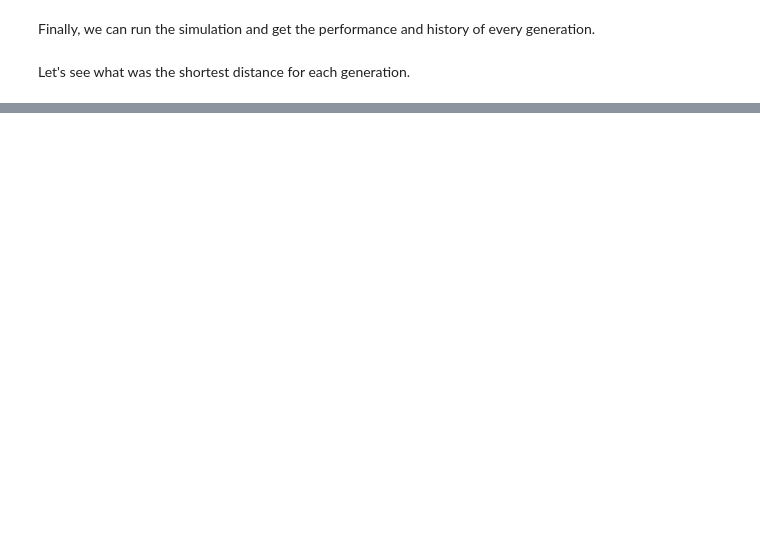
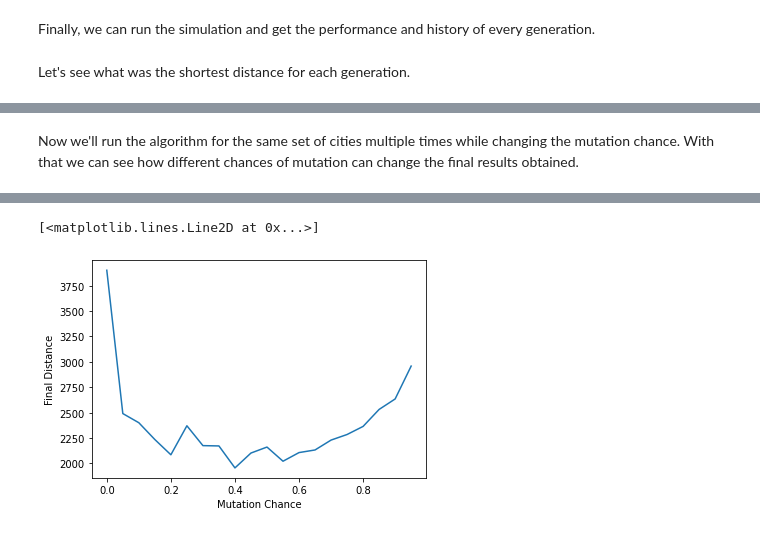
Before and after one commit to Float07/evolutionary-traveling-salesman, a Jupyter notebook: notebook.ipynb, the cells around one changed output, grey strips where cells are left out. Drawn from its saved outputs; the diff is of its cells as text; code cells hidden in the pictures; blank space fills up the shorter version.

```diff
--- a/notebook.ipynb
+++ b/notebook.ipynb
@@ -39,0 +49,19 @@ msc.plot_best_distance_per_generation(generations)
+# %% [markdown]
+Now we'll run the algorithm for the same set of cities multiple times while changing the mutation chance. With that we can see how different chances of mutation can change the final results obtained.
+# %%
+# Creating mutation chances equally spaced by 0.05 from 0 to 0.95
+mutation_chances = np.linspace(0, 0.95, 20)
+
+final_distances = []
+for index in progressbar(range(len(mutation_chances))):
+    mutation_chance = mutation_chances[index]
+    evo.set_parameters(num_cities, num_generations, num_individuals, mutation_chance,
+               old_generation_ratio, map_size, rand_seed)
+    evo.run_simulation()
+    generations = evo.get_generations()
+    final_distances.append(generations[-1].individuals[0].total_distance)
+
+plt.xlabel('Mutation Chance')
+plt.ylabel('Final Distance')
+plt.plot(mutation_chances, final_distances)
+# %% [output]
@@ -39,0 +69,2 @@ msc.plot_best_distance_per_generation(generations)
+[<matplotlib.lines.Line2D at 0x...>]
+[figure, added]
```
Also changed, not shown: parts of 18 cells of this notebook.
